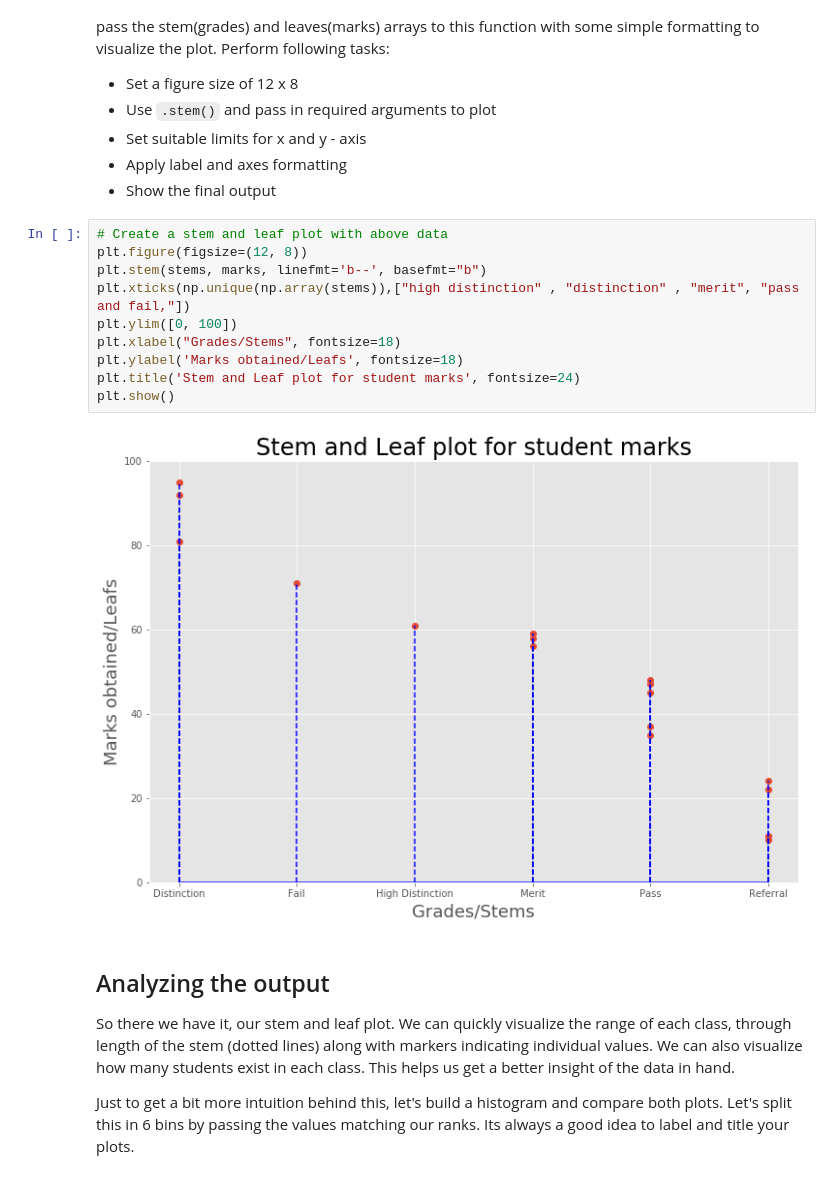
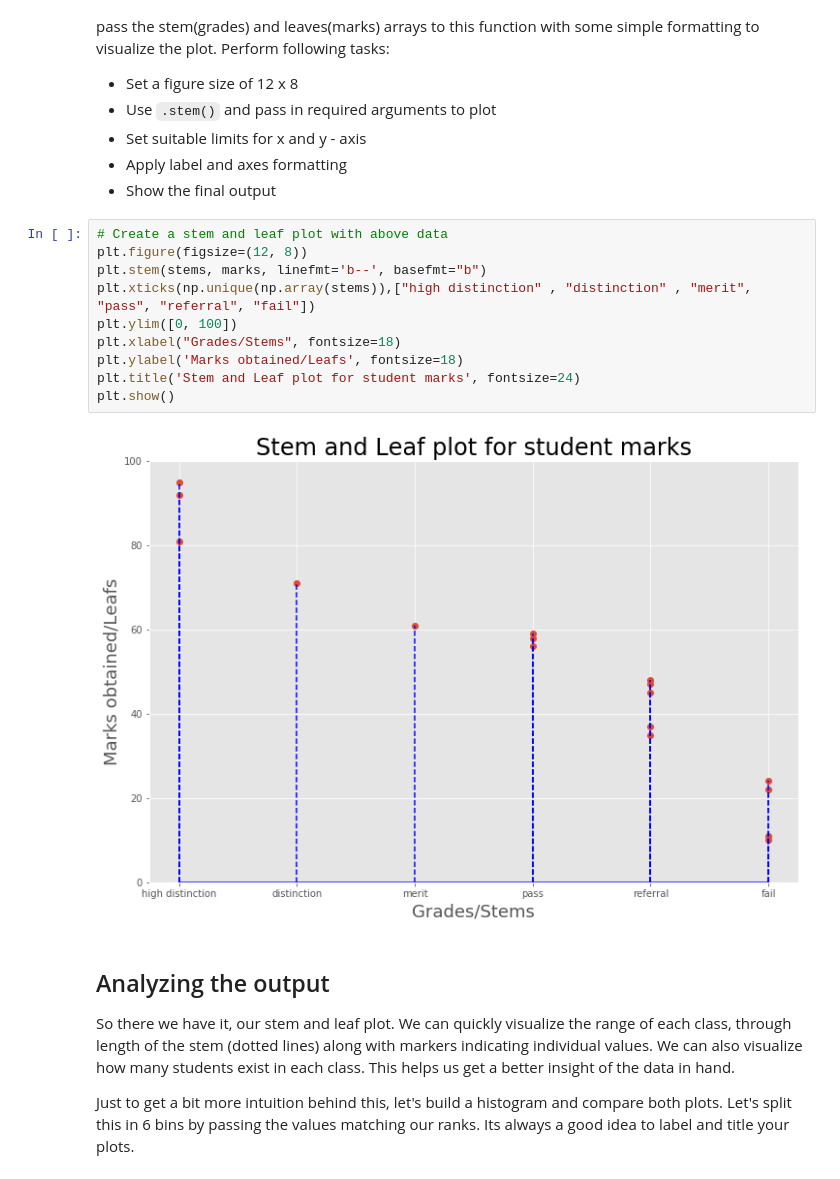
Before and after one commit to rvent/dsc-0-09-05-statistical-distribution-stemleaf-plot-lab-nyc-ds-career-012819, a Jupyter notebook: index.ipynb, the cells around one changed output. Saved outputs shown, nothing was run; the diff lists cells and outputs as text.

```diff
--- a/index.ipynb
+++ b/index.ipynb
@@ -122,15 +122,15 @@ And [here is the official documentation](https://matplotlib.org/api/_as_gen/matp
 # %%
 # Create a stem and leaf plot with above data
 plt.figure(figsize=(12, 8))
 plt.stem(stems, marks, linefmt='b--', basefmt="b")
-plt.xticks(np.unique(np.array(stems)),["high distinction" , "distinction" , "merit", "pass and fail,"])
+plt.xticks(np.unique(np.array(stems)),["high distinction" , "distinction" , "merit", "pass", "referral", "fail"])
 plt.ylim([0, 100])
 plt.xlabel("Grades/Stems", fontsize=18)
 plt.ylabel('Marks obtained/Leafs', fontsize=18)
 plt.title('Stem and Leaf plot for student marks', fontsize=24)
 plt.show()
 # %% [output]
-[figure, old version]
+[figure, new version]
 # %% [markdown]
 ## Analyzing the output
 So there we have it, our stem and leaf plot. We can quickly visualize the range of each class, through length of the stem (dotted lines) along with markers indicating individual values. We can also visualize how many students exist in each class. This helps us get a better insight of the data in hand.
```
